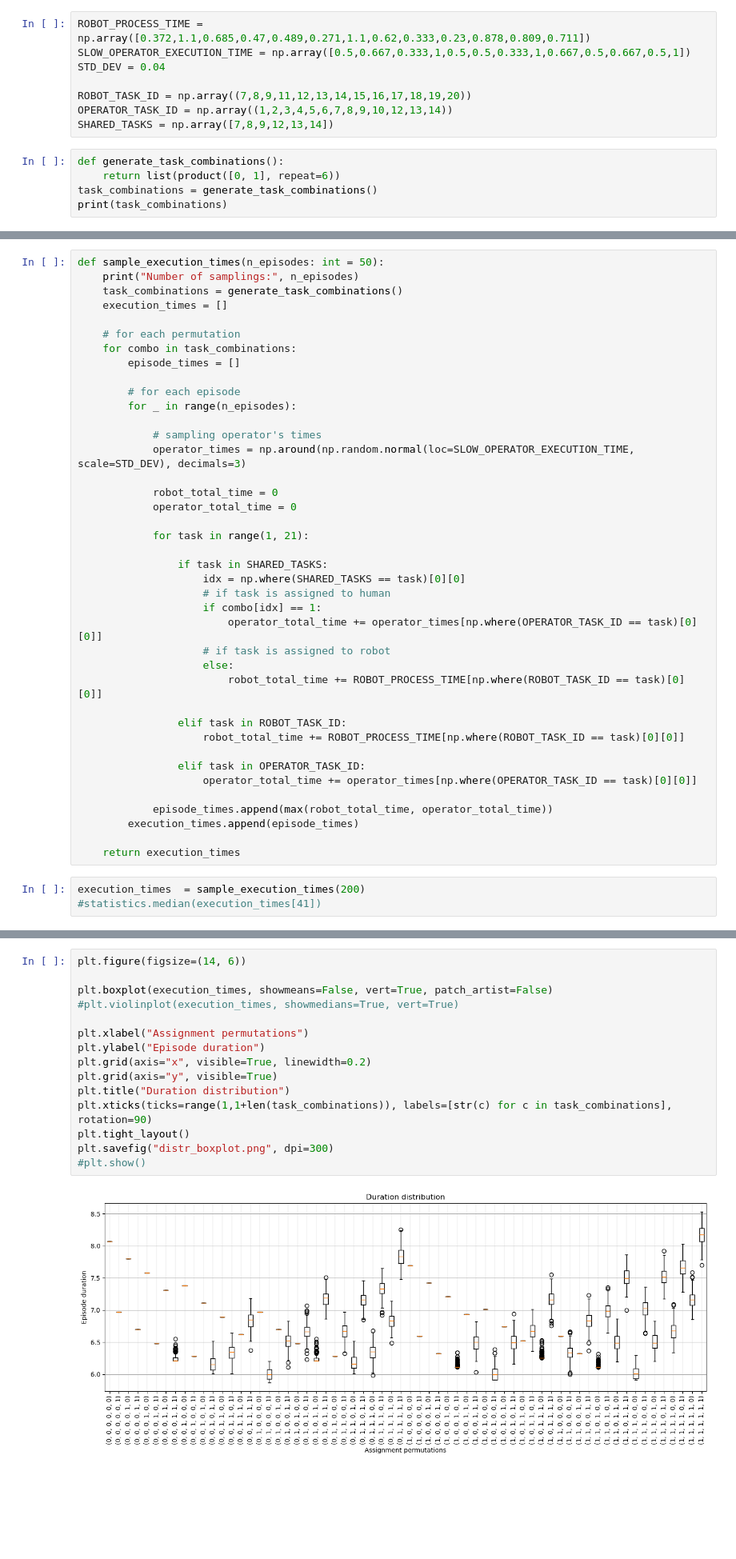
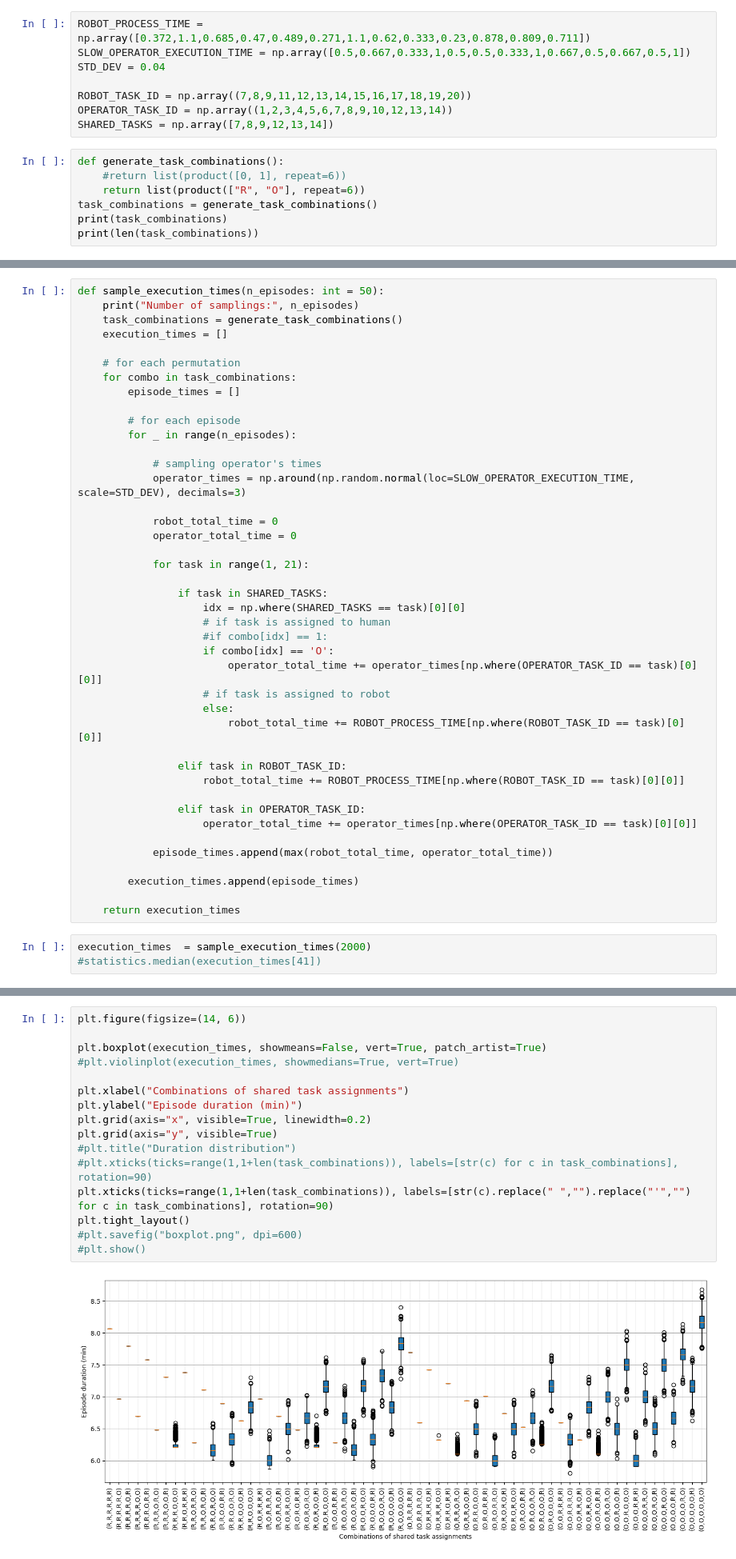
Before and after one commit to stefanobinotto/Cobot-Task-Scheduling, a Jupyter notebook: test.ipynb, the cells around one changed output, grey strips where cells are left out. Shown: that part at 80% size. Drawn from its saved outputs; the diff is of its cells as text; blank space fills up the shorter version.

```diff
--- a/test.ipynb
+++ b/test.ipynb
@@ -13,7 +14,9 @@ OPERATOR_TASK_ID = np.array((1,2,3,4,5,6,7,8,9,10,12,13,14))
 SHARED_TASKS = np.array([7,8,9,12,13,14])
 # %%
 def generate_task_combinations():
-    return list(product([0, 1], repeat=6))
+    #return list(product([0, 1], repeat=6))
+    return list(product(["R", "O"], repeat=6))
 task_combinations = generate_task_combinations()
 print(task_combinations)
+print(len(task_combinations))
 # %% [output]
@@ -42,7 +46,8 @@ def sample_execution_times(n_episodes: int = 50):
                 if task in SHARED_TASKS:
                     idx = np.where(SHARED_TASKS == task)[0][0]
                     # if task is assigned to human
-                    if combo[idx] == 1:
+                    #if combo[idx] == 1:
+                    if combo[idx] == 'O':
                         operator_total_time += operator_times[np.where(OPERATOR_TASK_ID == task)[0][0]]
                     # if task is assigned to robot
                     else:
@@ -55,10 +60,11 @@ def sample_execution_times(n_episodes: int = 50):
                     operator_total_time += operator_times[np.where(OPERATOR_TASK_ID == task)[0][0]]
 
             episode_times.append(max(robot_total_time, operator_total_time))
+
         execution_times.append(episode_times)
 
     return execution_times
 # %%
-execution_times  = sample_execution_times(200)
+execution_times  = sample_execution_times(2000)
 #statistics.median(execution_times[41])
 # %% [output]
@@ -66,17 +72,18 @@ Number of samplings: 200
 # %%
 plt.figure(figsize=(14, 6))
 
-plt.boxplot(execution_times, showmeans=False, vert=True, patch_artist=False)
+plt.boxplot(execution_times, showmeans=False, vert=True, patch_artist=True)
 #plt.violinplot(execution_times, showmedians=True, vert=True)
 
-plt.xlabel("Assignment permutations")
-plt.ylabel("Episode duration")
+plt.xlabel("Combinations of shared task assignments")
+plt.ylabel("Episode duration (min)")
 plt.grid(axis="x", visible=True, linewidth=0.2)
 plt.grid(axis="y", visible=True)
-plt.title("Duration distribution")
-plt.xticks(ticks=range(1,1+len(task_combinations)), labels=[str(c) for c in task_combinations], rotation=90)
+#plt.title("Duration distribution")
+#plt.xticks(ticks=range(1,1+len(task_combinations)), labels=[str(c) for c in task_combinations], rotation=90)
+plt.xticks(ticks=range(1,1+len(task_combinations)), labels=[str(c).replace(" ","").replace("'","") for c in task_combinations], rotation=90)
 plt.tight_layout()
-plt.savefig("distr_boxplot.png", dpi=300)
+#plt.savefig("boxplot.png", dpi=600)
 #plt.show()
 # %% [output]
-[figure, old version]
+[figure, new version]
```
Also changed, not shown: parts of 8 cells of this notebook.
